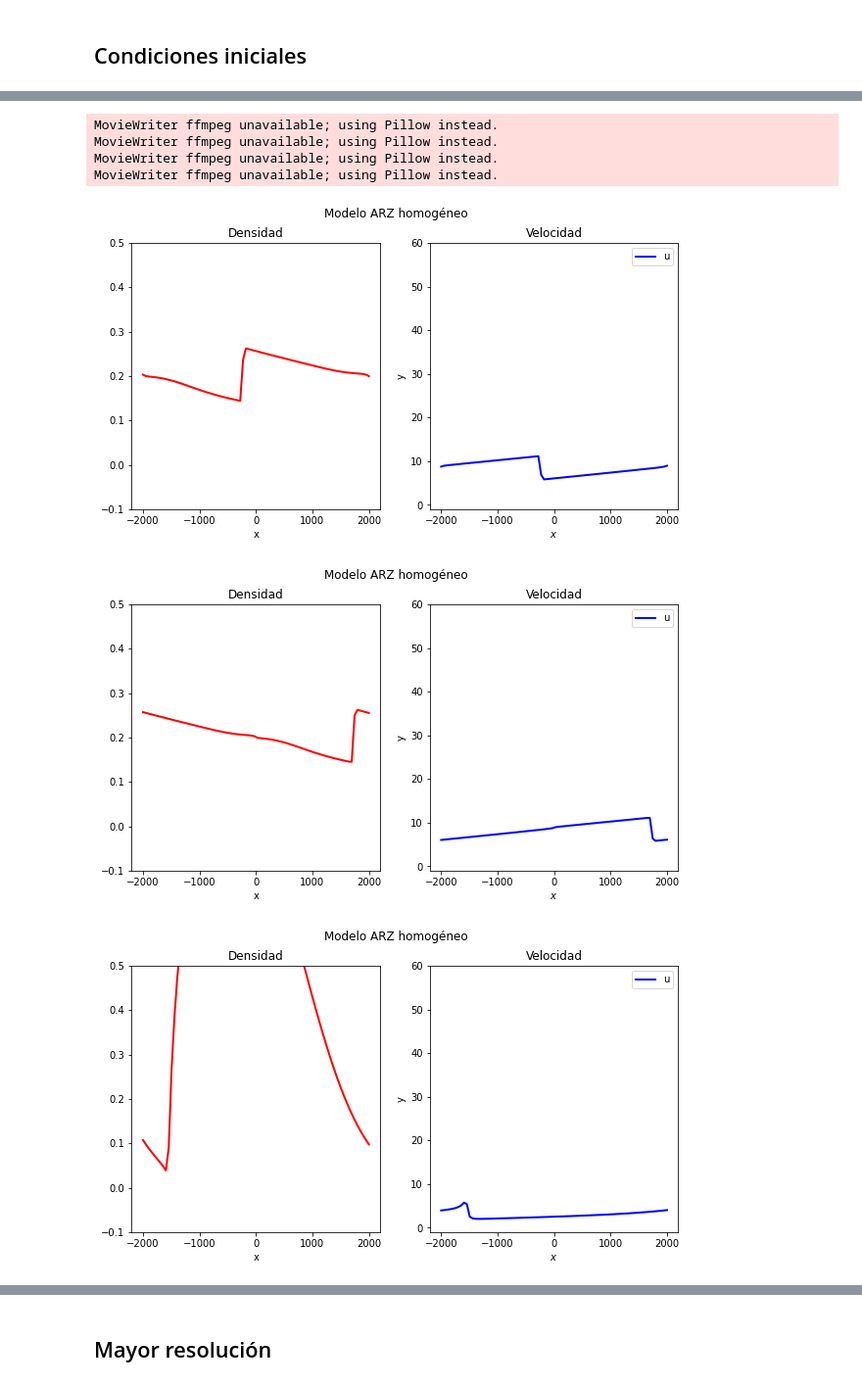
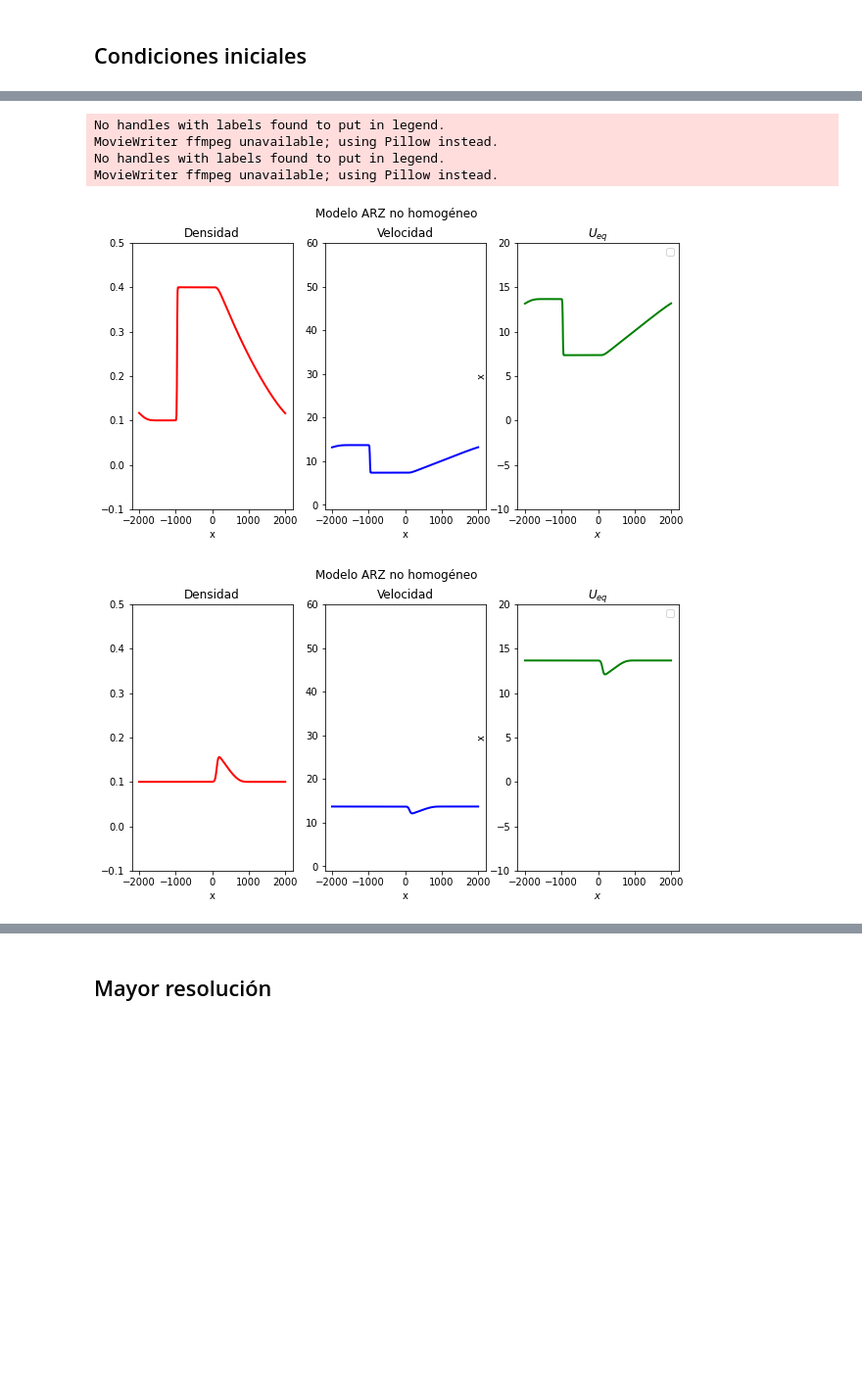
Before and after one commit to ElTapia/Jamiton, a Jupyter notebook: Second_order_traffic_model/Simulacion_ARZ.ipynb, the cells around one changed output, grey strips where cells are left out. Shown at 98% size. Cells and saved outputs as stored; diff of their text form; code cells hidden in the pictures; blank space fills up the shorter version.

```diff
--- a/Second_order_traffic_model/Simulacion_ARZ.ipynb
+++ b/Second_order_traffic_model/Simulacion_ARZ.ipynb
@@ -414,33 +438,37 @@ def Q_0_3(x, U):
 def Q_0_4(x, U):
 
     # Densidad alta en x negativo y bajo en x positivo
-    rho_0 = np.piecewise(x, [((-1500 <= x) & (x <= -1400)), ((x>-1400) | (x<-1500))], [0.2, 0.1])
+    rho_0 = np.piecewise(x, [((-1500 <= x) & (x <= -1400)), ((x>-1400) | (x<-1500))], [0.3, 0.1])
 
     # Velocidad baja en negativos y alta en positivos
-    u_0 = np.piecewise(x, [((-1500 <= x) & (x <= -1400)), ((x>-1400) | (x<-1500))], [3, 5])
+    u_0 = np.piecewise(x, [((-1500 <= x) & (x <= -1400)), ((x>-1400) | (x<-1500))], [1, 19])
 
     # y inicial en funcion de u y rho
     y_0 = rho_0 * (u_0 - U(rho_0))
 
     # Vector con condición
-    Q_0_ = np.zeros([2, len(y_0)])
-    Q_0_[0] = rho_0
-    Q_0_[1] = y_0
+    Q_0_ = np.zeros([1, 2, len(y_0)])
+    Q_0_[0][0] = rho_0
+    Q_0_[0][1] = y_0
 
     return Q_0_
 # %%
 # Parámetros
 xl = -2000
 xr = -xl
-dx = 50
-dt = 1
-T = 500
-tau= 100000
+dx = 10
+T = 200
+tau= 5
 # %%
 # Resuelve para cada condicion inicial
-x_1, Q_1 = godunov_ARZ(Q_0_1, dt, dx, xl, xr, T, U, tau)
-x_2, Q_2 = godunov_ARZ(Q_0_2, dt, dx, xl, xr, T, U, tau)
-x_3, Q_3 = godunov_ARZ(Q_0_3, dt, dx, xl, xr, T, U, tau)
-x_4, Q_4 = godunov_ARZ(Q_0_4, dt, dx, xl, xr, T, U, tau)
+Q_0_s = [Q_0_2, Q_0_4]
+x_s = []
+Q_s = []
+
+for i in range(len(Q_0_s)):
+    x, Q = godunov_ARZ(Q_0_s[i], dx, xl, xr, T, U, tau)
+
+    x_s += [x]
+    Q_s += [Q]
 # %% [output]
 No hay solución
@@ -464,17 +482,16 @@ KeyboardInterrupt:
 # %%
 path = "Charts/"
-Q_s = [Q_1, Q_2, Q_3, Q_4]
-x_s = [x_1, x_2, x_3, x_4]
+names = ["2", "4"]
 
-for i in range(4):
-    name = "ARZ_homogeneo_Q_0_{}.gif".format(i+1)
-    N_t = int(T//dt)
-    get_animation(Q_s[i], x_s[i], U, N_t, "Modelo ARZ homogéneo" ,["Densidad", "Velocidad"], path+name)
+for i in range(len(Q_s)):
+    name = "ARZ_no_homogeneo_Q_0_"+ names[i] +".gif"
+    N_t = len(Q_s[i])
+    get_animation(Q_s[i], x_s[i], U, N_t, "Modelo ARZ no homogéneo" ,["Densidad", "Velocidad", r"$U_{eq}$"], path+name)
+    density_integral(x_s[i], dx, N_t, Q_s[i])
 # %% [output]
+No handles with labels found to put in legend.
 MovieWriter ffmpeg unavailable; using Pillow instead.
+No handles with labels found to put in legend.
 MovieWriter ffmpeg unavailable; using Pillow instead.
-MovieWriter ffmpeg unavailable; using Pillow instead.
-MovieWriter ffmpeg unavailable; using Pillow instead.
-[figure, old version]
+[figure, new version]
-[figure, old version]
+[figure, new version]
-[figure, removed]
```
Also changed, not shown: parts of 29 cells of this notebook, 1 other file.
